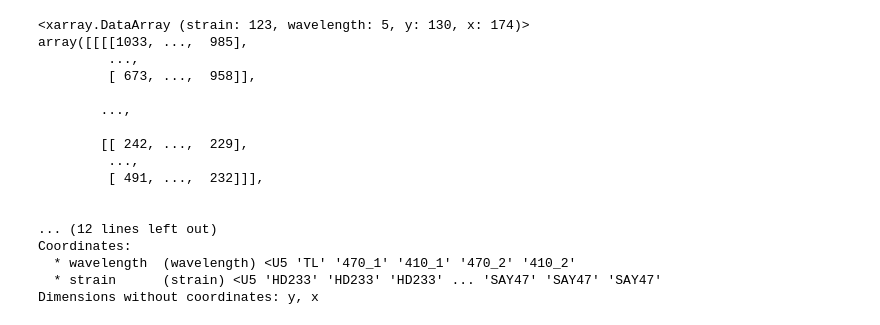
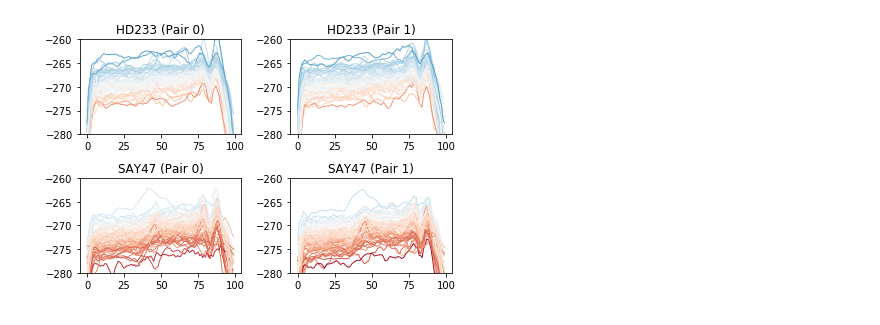
Before and after one commit to ApfeldLab/pharynx_redox, a Jupyter notebook: python/notebooks/playground.ipynb, the cells around one changed output. Saved outputs shown, nothing was run; the diff lists cells and outputs as text; code cells hidden in the pictures.

Commit message:
refactor pair to be dimension in xarrays

```diff
--- a/python/notebooks/playground.ipynb
+++ b/python/notebooks/playground.ipynb
@@ -13,7 +14,4 @@ from matplotlib.widgets import Slider, Button, RadioButtons
 # %%
 img_path = "/Users/sean/code/wormAnalysis/data/paired_ratio_movement_data_sean/2017_02_22-HD233_SAY47/2017_02_22-HD233_SAY47.tif"
 strain_map_path = "/Users/sean/code/wormAnalysis/data/paired_ratio_movement_data_sean/2017_02_22-HD233_SAY47/indexer.csv"
-
-strains = pharynx_io.load_strain_map(strain_map_path)
-
-raw_imgs = pharynx_io.load_images(img_path, "TL/470_1/410_1/470_2/410_2", strains)
+strains = pio.load_strain_map_from_disk(strain_map_path)
@@ -270,20 +18,9 @@ Dimensions without coordinates: y, x
-# %%
-raw_imgs
-# %% [output]
-<xarray.DataArray (strain: 123, wavelength: 5, y: 130, x: 174)>
-array([[[[1033, ...,  985],
-         ...,
-         [ 673, ...,  958]],
-
-        ...,
-
-        [[ 242, ...,  229],
-         ...,
-         [ 491, ...,  232]]],
-
-
-... (12 lines left out)
-Coordinates:
-  * wavelength  (wavelength) <U5 'TL' '470_1' '410_1' '470_2' '410_2'
-  * strain      (strain) <U5 'HD233' 'HD233' 'HD233' ... 'SAY47' 'SAY47' 'SAY47'
-Dimensions without coordinates: y, x
+# %%
+ex = experiment.PairExperiment(img_path, "TL/470/410/470/410", strains)
+# %%
+plots.plot_individual_profile_data_by_strain_and_pair(
+    ex.e, cmin=-280, cmax=-260, cmap_name='RdBu',
+    ylim=[-280, -260]
+)
+# %% [output]
+[figure, added]
```
Also changed, not shown: parts of 13 cells of this notebook, 15 other files.
